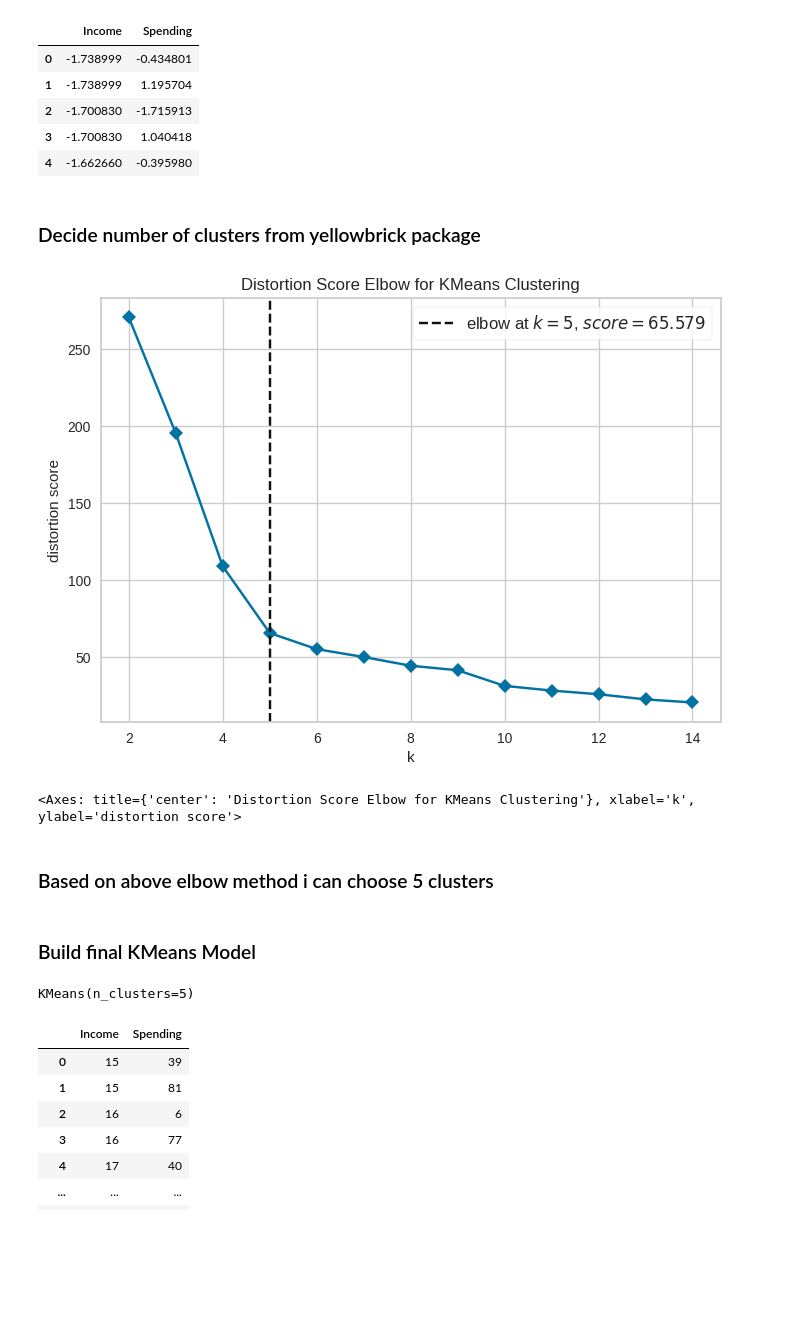
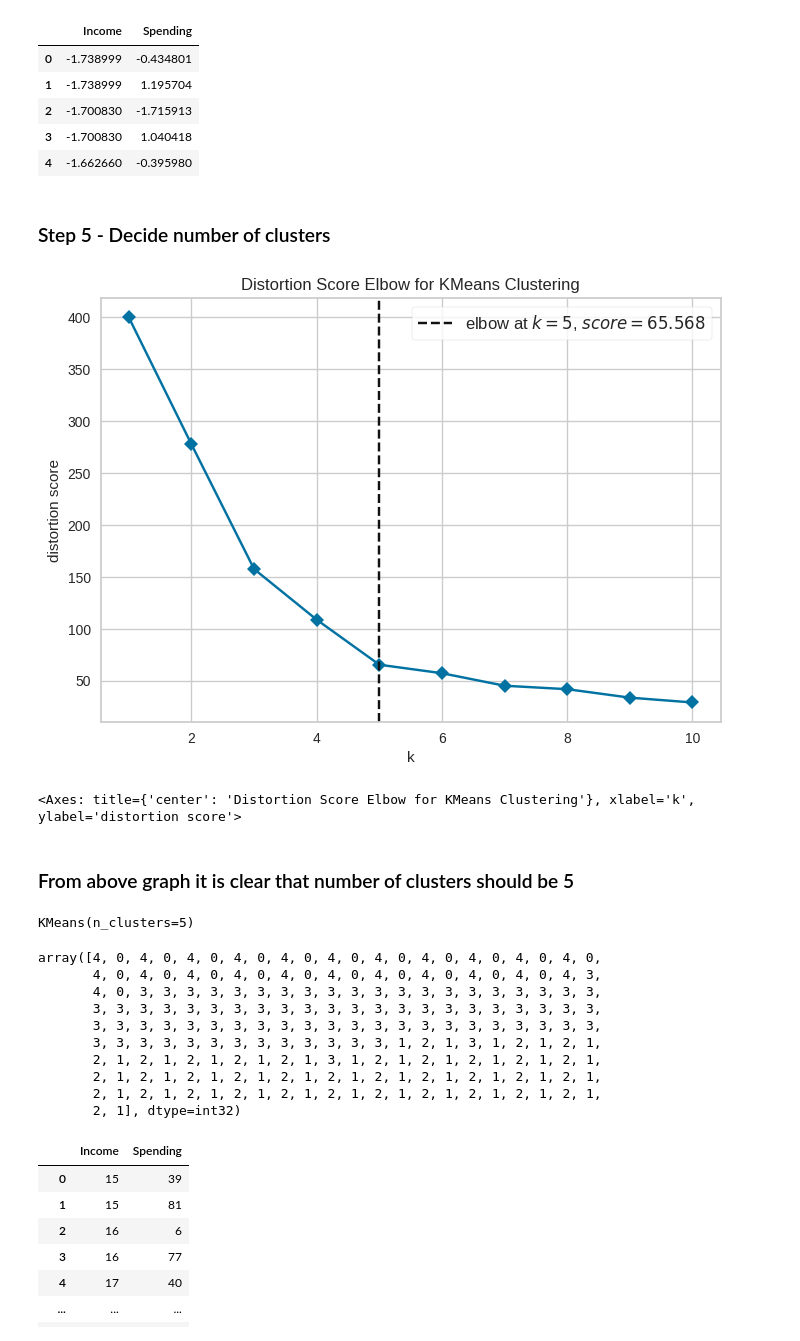
Before and after one commit to utkarshg1/Test1, a Jupyter notebook: Clustering.ipynb, the cells around one changed output. Saved outputs shown, nothing was run; the diff lists cells and outputs as text; code cells hidden in the pictures; blank space fills up the shorter version.

```diff
--- a/Clustering.ipynb
+++ b/Clustering.ipynb
@@ -112,6 +119,6 @@ X_pre.head()
 | 3 | -1.700830 | 1.040418 |
 | 4 | -1.662660 | -0.395980 |
 # %% [markdown]
-### Decide number of clusters from yellowbrick package
+### Step 5 - Decide number of clusters
 # %%
 from sklearn.cluster import KMeans
@@ -119,13 +127,10 @@ from yellowbrick.cluster import KElbowVisualizer
 # %%
-base_model = KMeans()
-visualizer = KElbowVisualizer(base_model, k=(2, 15), timings=False)
-visualizer.fit(X_pre)
-visualizer.show()
+vis = KElbowVisualizer(KMeans(), k=(1, 11), timings= False)
+vis.fit(X_pre)
+vis.show()
 # %% [output]
-[figure, old version]
+[figure, new version]
 <Axes: title={'center': 'Distortion Score Elbow for KMeans Clustering'}, xlabel='k', ylabel='distortion score'>
-# %% [markdown]
-### Based on above elbow method i can choose 5 clusters
-# %% [markdown]
-### Build final KMeans Model
+# %% [markdown]
+### From above graph it is clear that number of clusters should be 5
 # %%
@@ -134,3 +139,17 @@ best_km.fit(X_pre)
 # %% [output]
 KMeans(n_clusters=5)
+# %%
+label1 = model_km.predict(X_pre)
+label1
+# %% [output]
+array([4, 0, 4, 0, 4, 0, 4, 0, 4, 0, 4, 0, 4, 0, 4, 0, 4, 0, 4, 0, 4, 0,
+       4, 0, 4, 0, 4, 0, 4, 0, 4, 0, 4, 0, 4, 0, 4, 0, 4, 0, 4, 0, 4, 3,
+       4, 0, 3, 3, 3, 3, 3, 3, 3, 3, 3, 3, 3, 3, 3, 3, 3, 3, 3, 3, 3, 3,
+       3, 3, 3, 3, 3, 3, 3, 3, 3, 3, 3, 3, 3, 3, 3, 3, 3, 3, 3, 3, 3, 3,
+       3, 3, 3, 3, 3, 3, 3, 3, 3, 3, 3, 3, 3, 3, 3, 3, 3, 3, 3, 3, 3, 3,
+       3, 3, 3, 3, 3, 3, 3, 3, 3, 3, 3, 3, 3, 1, 2, 1, 3, 1, 2, 1, 2, 1,
+       2, 1, 2, 1, 2, 1, 2, 1, 2, 1, 3, 1, 2, 1, 2, 1, 2, 1, 2, 1, 2, 1,
+       2, 1, 2, 1, 2, 1, 2, 1, 2, 1, 2, 1, 2, 1, 2, 1, 2, 1, 2, 1, 2, 1,
+       2, 1, 2, 1, 2, 1, 2, 1, 2, 1, 2, 1, 2, 1, 2, 1, 2, 1, 2, 1, 2, 1,
+       2, 1], dtype=int32)
 # %%
```
Also changed, not shown: parts of 48 cells of this notebook.
